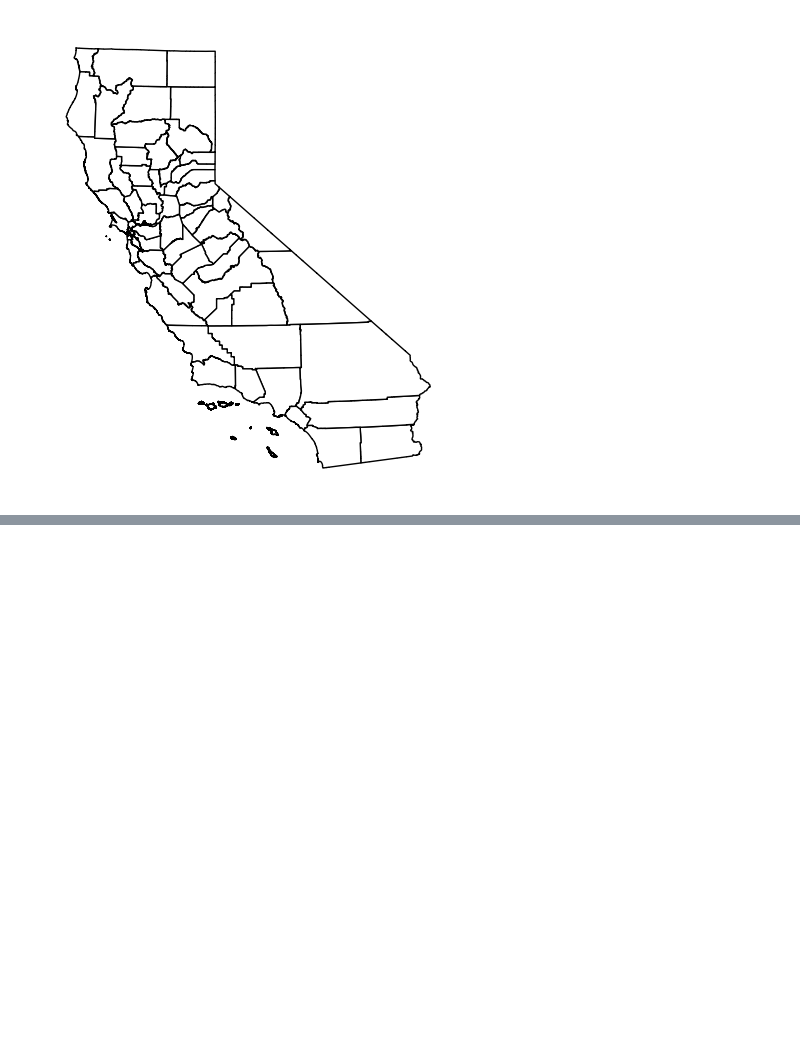
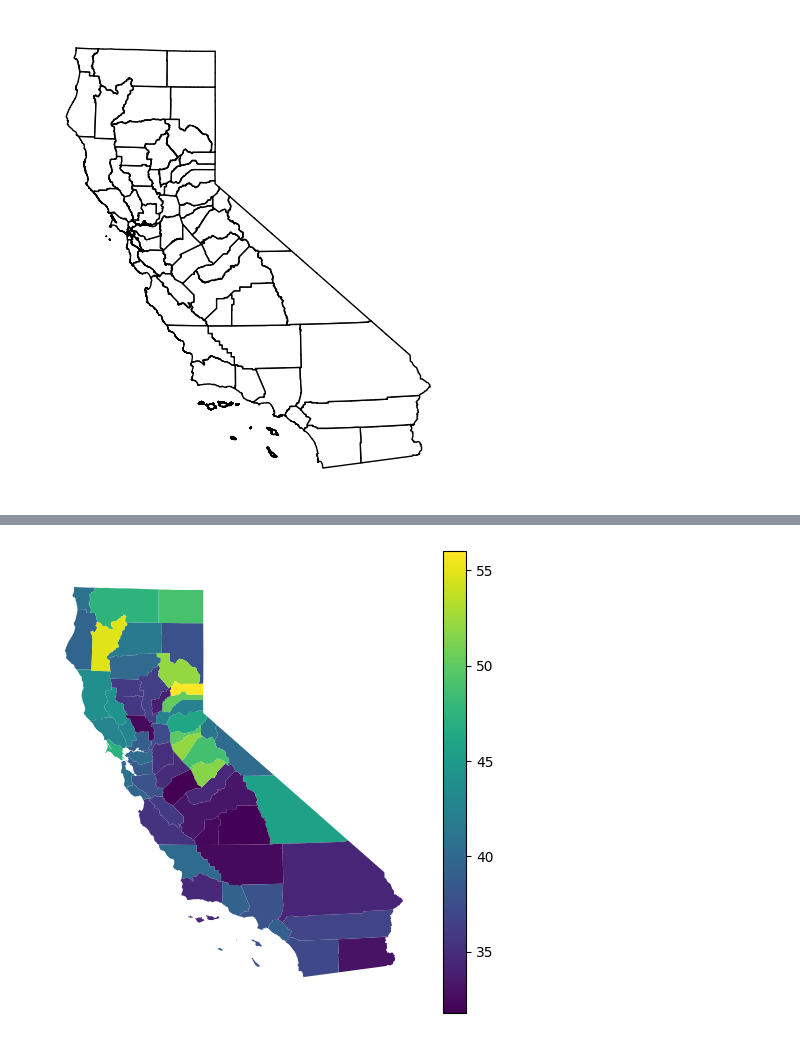
Before and after one commit to sose27/GROUP1_comm3180_S26_Data_Project, a Jupyter notebook: data_analysis/CA_counties_mapping.ipynb, the cells around one changed output, grey strips where cells are left out. Drawn from its saved outputs; the diff is of its cells as text; code cells hidden in the pictures; blank space fills up the shorter version.

```diff
--- a/data_analysis/CA_counties_mapping.ipynb
+++ b/data_analysis/CA_counties_mapping.ipynb
@@ -31,0 +34,2 @@ plt.show()
+# %%
+acs5_final = pd.read_csv('../data/ACSDP05_final.csv')
@@ -31,0 +57,6 @@ plt.show()
+# %%
+combined_gdf = counties_gdf.merge(acs5_final,
+                                  left_on = 'CDTFA_COUNTY',
+                                  right_on = 'county')
+
+combined_gdf.shape
@@ -31,0 +75,6 @@ plt.show()
+# %%
+combined_gdf.plot(column='median_age', figsize=(6,6), legend=True)
+plt.axis('off')
+plt.show()
+# %% [output]
+[figure, added]
```
Also changed, not shown: parts of 6 cells of this notebook, 2 other files.
